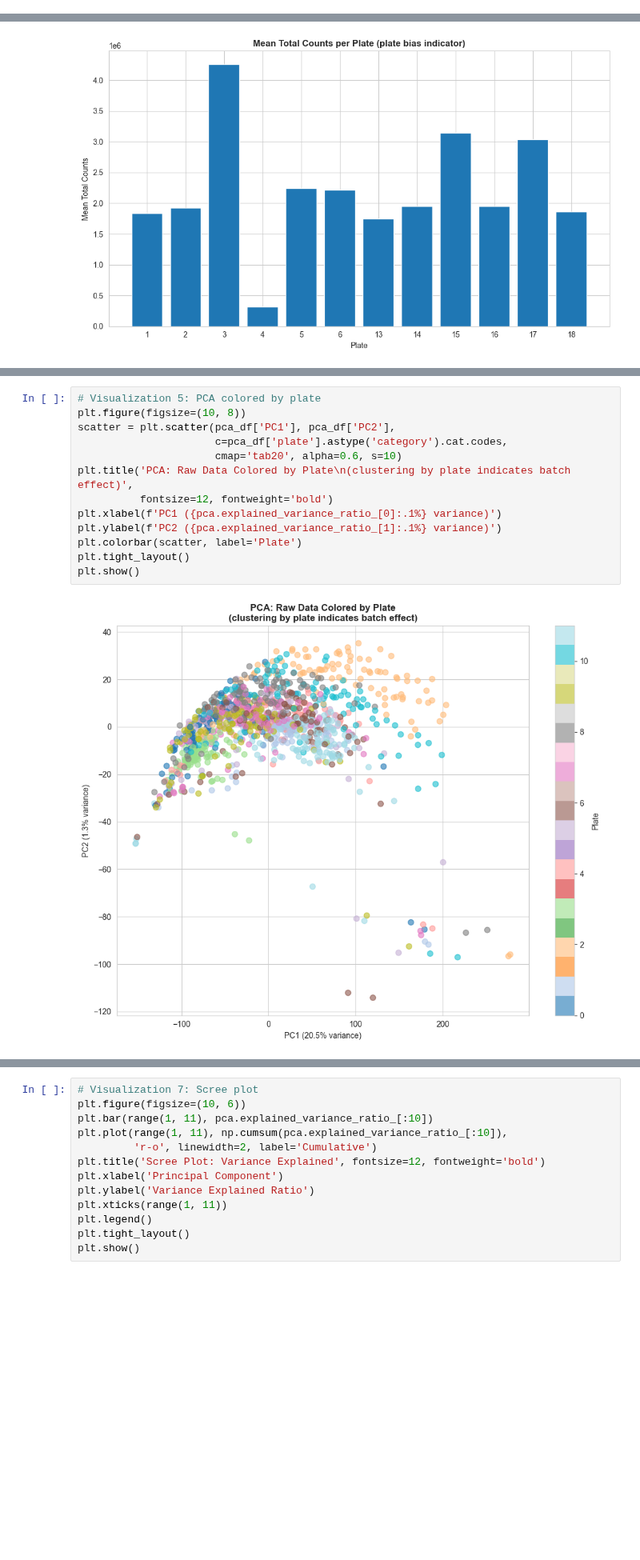
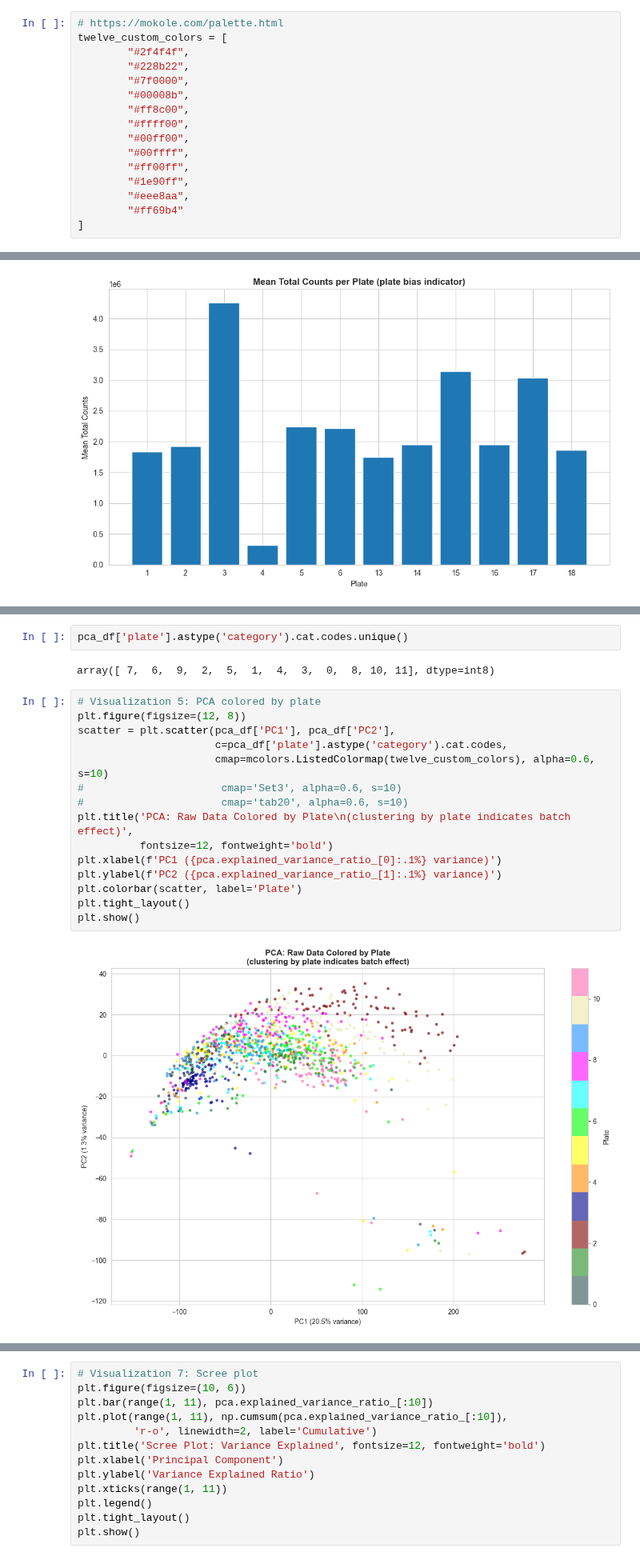
Before and after one commit to ucsffrancislab/genomics, a Jupyter notebook: data/20250409-Illumina-PhIP/20250414-PhIP-MultiPlate/out.123456131415161718/claude_phipseq_normalization.ipynb, the cells around one changed output, grey strips where cells are left out. Shown at 80% size. Cells and saved outputs as stored; diff of their text form; blank space fills up the shorter version.

Commit message:
Custom color palette

```diff
--- a/data/20250409-Illumina-PhIP/20250414-PhIP-MultiPlate/out.123456131415161718/claude_phipseq_normalization.ipynb
+++ b/data/20250409-Illumina-PhIP/20250414-PhIP-MultiPlate/out.123456131415161718/claude_phipseq_normalization.ipynb
@@ -23,6 +24,22 @@ warnings.filterwarnings('ignore')
 # Set plotting style
 sns.set_style("whitegrid")
 plt.rcParams['figure.figsize'] = (12, 8)
+# %%
+# https://mokole.com/palette.html
+twelve_custom_colors = [
+        "#2f4f4f",
+        "#228b22",
+        "#7f0000",
+        "#00008b",
+        "#ff8c00",
+        "#ffff00",
+        "#00ff00",
+        "#00ffff",
+        "#ff00ff",
+        "#1e90ff",
+        "#eee8aa",
+        "#ff69b4"
+]
 # %%
 %%time
 
@@ -232,18 +253,24 @@ Cumulative variance explained: [0.20493875 0.21789944 0.22336242 0.22739248 0.23
+# %%
+pca_df['plate'].astype('category').cat.codes.unique()
+# %% [output]
+array([ 7,  6,  9,  2,  5,  1,  4,  3,  0,  8, 10, 11], dtype=int8)
 # %%
 # Visualization 5: PCA colored by plate
-plt.figure(figsize=(10, 8))
+plt.figure(figsize=(12, 8))
 scatter = plt.scatter(pca_df['PC1'], pca_df['PC2'],
                       c=pca_df['plate'].astype('category').cat.codes,
-                      cmap='tab20', alpha=0.6, s=10)
+                      cmap=mcolors.ListedColormap(twelve_custom_colors), alpha=0.6, s=10)
+#                      cmap='Set3', alpha=0.6, s=10)
+#                      cmap='tab20', alpha=0.6, s=10)
 plt.title('PCA: Raw Data Colored by Plate\n(clustering by plate indicates batch effect)',
           fontsize=12, fontweight='bold')
 plt.xlabel(f'PC1 ({pca.explained_variance_ratio_[0]:.1%} variance)')
 plt.ylabel(f'PC2 ({pca.explained_variance_ratio_[1]:.1%} variance)')
 plt.colorbar(scatter, label='Plate')
 plt.tight_layout()
 plt.show()
 # %% [output]
-[figure, old version]
+[figure, new version]
 # %%
 # Visualization 6: PCA colored by sample type
 plt.figure(figsize=(10, 8))
```
Also changed, not shown: parts of 20 cells of this notebook.
